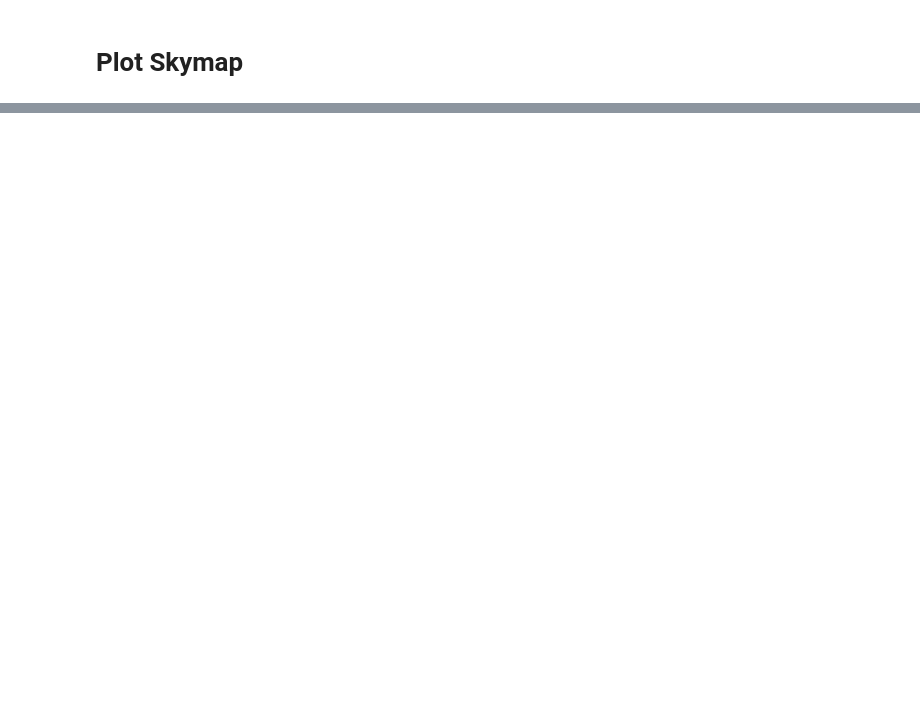
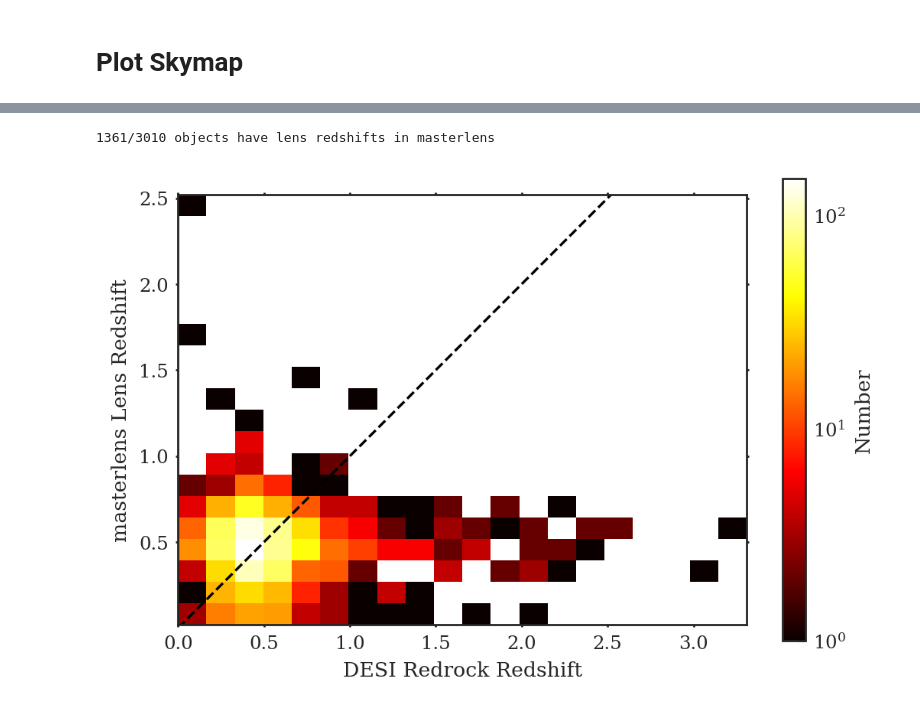
Before and after one commit to noahfranz13/SpecLens, a Jupyter notebook: FindLenses/crossmatch-analysis.ipynb, the cells around one changed output, grey strips where cells are left out. Cells and saved outputs as stored; diff of their text form; code cells hidden in the pictures; blank space fills up the shorter version.

Commit message:
compare redshifts

```diff
--- a/FindLenses/crossmatch-analysis.ipynb
+++ b/FindLenses/crossmatch-analysis.ipynb
@@ -107,0 +117,35 @@ fig.savefig('mollweide-projection-matches.png', bbox_inches='tight', transparent
+# %%
+# compare masterlens redshifts to desi redshifts
+
+from matplotlib.colors import LogNorm
+
+masterlens = Table(fitsio.read('masterlens-matches.fits'))
+
+z = hstack([masterlens['Z_LENS'].astype(float), iron['Z']])
+z = z[~np.isnan(np.array(z['Z_LENS']))]
+print(f'{len(z)}/{len(iron)} objects have lens redshifts in masterlens')
+
+fig, ax = plt.subplots()
+#ax.plot(z['Z'], z['Z_LENS'], '.')
+count, xedge, yedge, im = ax.hist2d(z['Z'], z['Z_LENS'],
+                                    bins=20,
+                                    cmap='hot',
+                                    norm=LogNorm())
+ax.set_ylabel('masterlens Lens Redshift')
+ax.set_xlabel('DESI Redrock Redshift')
+
+xy = np.linspace(np.min(z['Z']), np.max(z['Z']))
+ax.plot(xy, xy, 'k--')
+
+ax.set_aspect('equal')
+ax.tick_params(axis='both',
+               which='major',
+               direction='out',
+               length=1)
+fig.colorbar(im, label='Number')
+fig.savefig('redshift-comparison-2dhist.png',
+            bbox_inches='tight',
+            transparent=False)
+# %% [output]
+1361/3010 objects have lens redshifts in masterlens
+[figure, added]
```
Also changed, not shown: parts of 4 cells of this notebook, 1 other file.
